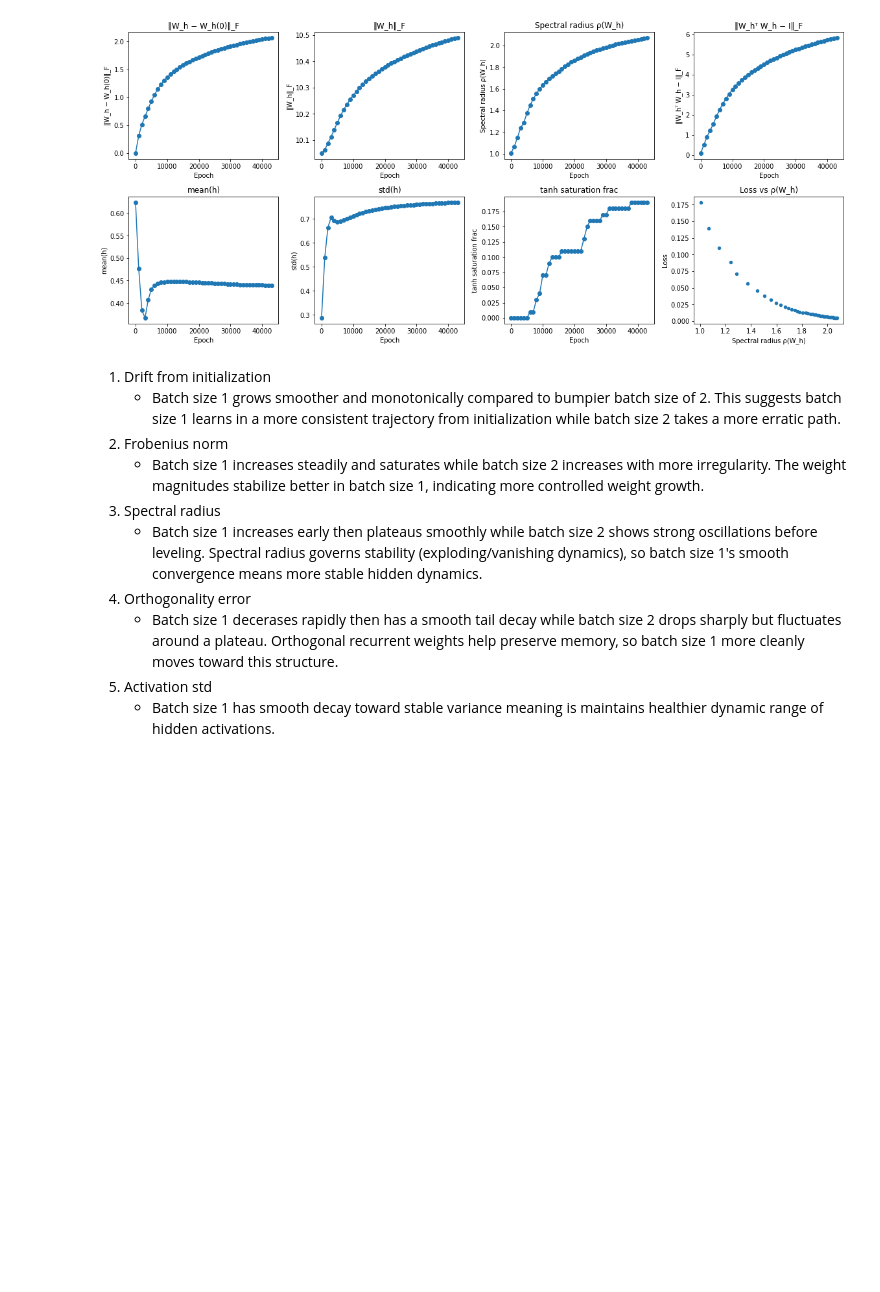
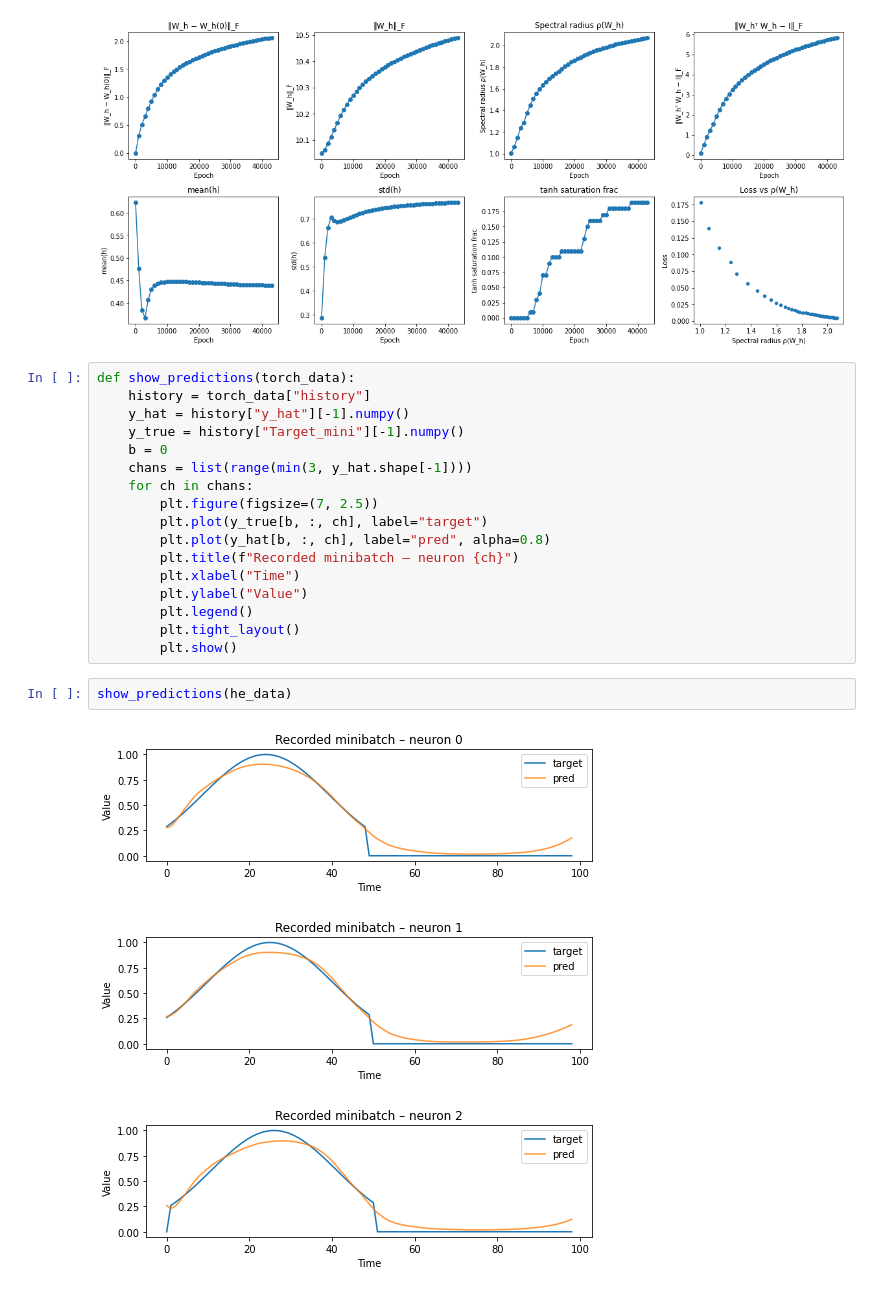
Before and after one commit to margotwagner/HCPrediction, a Jupyter notebook: notebooks/analyze-results.ipynb, the cells around one changed output. Drawn from its saved outputs; the diff is of its cells as text; blank space fills up the shorter version.

```diff
--- a/notebooks/analyze-results.ipynb
+++ b/notebooks/analyze-results.ipynb
@@ -152,14 +153,26 @@ plot_metrics(cshift_metrics)
 [figure]
 [figure]
 [figure]
-# %% [markdown]
-1. Drift from initialization
-    - Batch size 1 grows smoother and monotonically compared to bumpier batch size of 2. This suggests batch size 1 learns in a more consistent trajectory from initialization while batch size 2 takes a more erratic path.
-2. Frobenius norm
-    - Batch size 1 increases steadily and saturates while batch size 2 increases with more irregularity. The weight magnitudes stabilize better in batch size 1, indicating more controlled weight growth.
-3. Spectral radius
-    - Batch size 1 increases early then plateaus smoothly while batch size 2 shows strong oscillations before leveling. Spectral radius governs stability (exploding/vanishing dynamics), so batch size 1's smooth convergence means more stable hidden dynamics.
-4. Orthogonality error
-    - Batch size 1 decerases rapidly then has a smooth tail decay while batch size 2 drops sharply but fluctuates around a plateau. Orthogonal recurrent weights help preserve memory, so batch size 1 more cleanly moves toward this structure.
-5. Activation std
-    - Batch size 1 has smooth decay toward stable variance meaning is maintains healthier dynamic range of hidden activations.
+# %%
+def show_predictions(torch_data):
+    history = torch_data["history"]
+    y_hat = history["y_hat"][-1].numpy()
+    y_true = history["Target_mini"][-1].numpy()
+    b = 0
+    chans = list(range(min(3, y_hat.shape[-1])))
+    for ch in chans:
+        plt.figure(figsize=(7, 2.5))
+        plt.plot(y_true[b, :, ch], label="target")
+        plt.plot(y_hat[b, :, ch], label="pred", alpha=0.8)
+        plt.title(f"Recorded minibatch – neuron {ch}")
+        plt.xlabel("Time")
+        plt.ylabel("Value")
+        plt.legend()
+        plt.tight_layout()
+        plt.show()
+# %%
+show_predictions(he_data)
+# %% [output]
+[figure, added]
+[figure, added]
+[figure, added]
```
Also changed, not shown: parts of 17 cells of this notebook, 6 other files.
